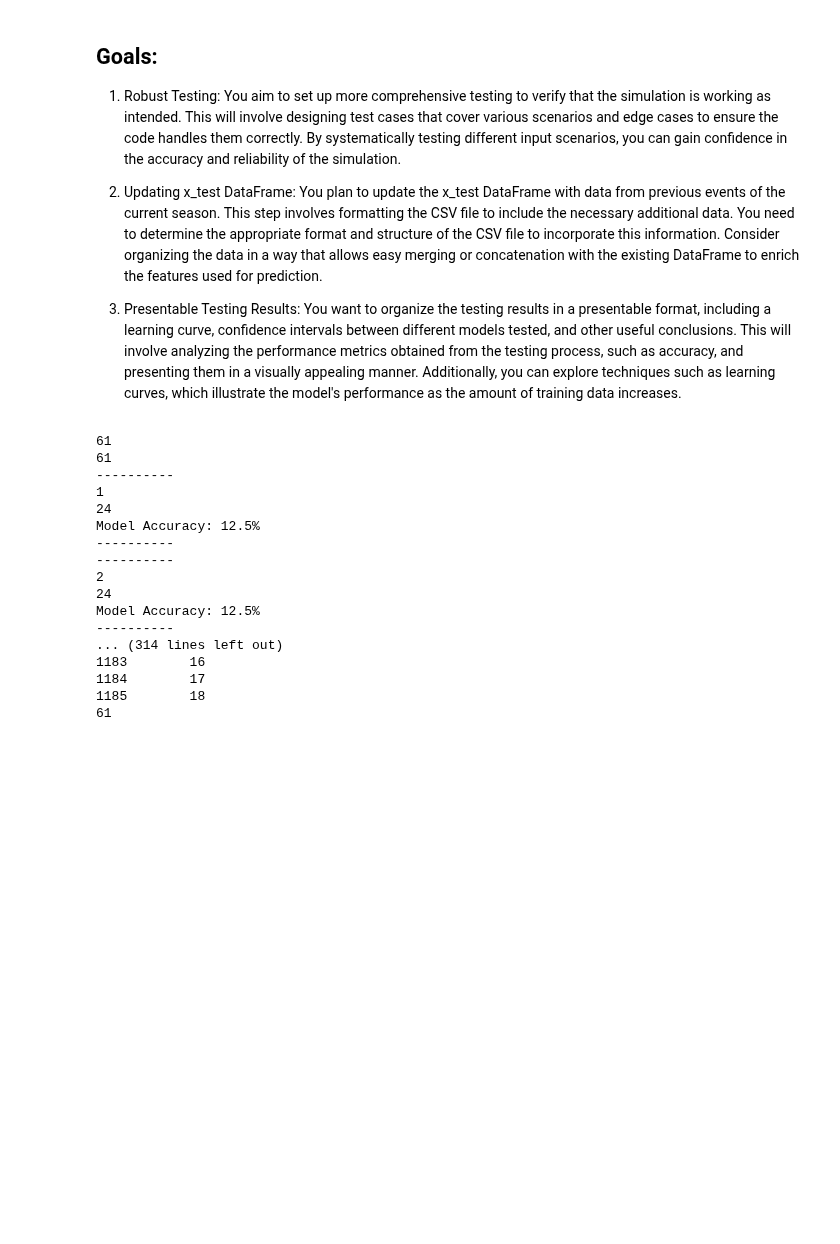
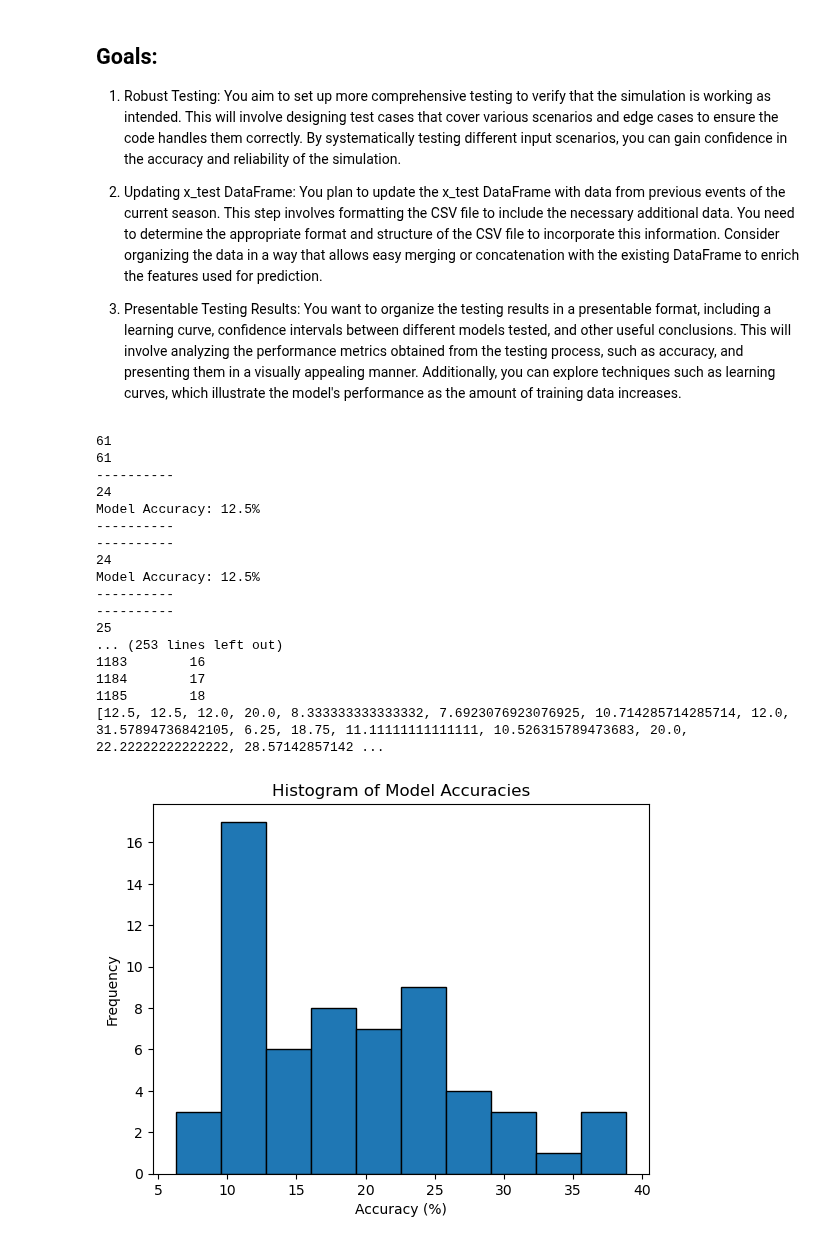
Before and after one commit to DotSumWedge/SurvivorAnalysis, a Jupyter notebook: SurvivorModeling.ipynb, the cells around one changed output. Drawn from its saved outputs; the diff is of its cells as text; code cells hidden in the pictures; blank space fills up the shorter version.

Commit message:
Collected and present model accuracy. Cleaned up code and removed old/unused code

```diff
--- a/SurvivorModeling.ipynb
+++ b/SurvivorModeling.ipynb
@@ -451,11 +451,9 @@ group_labels = [i for i, _ in enumerate(season_split)]
 print(len(season_split))
 print(len(group_labels))
 
-for_total_number_of_loops = 0
+accuracies = []  # Create an empty list to store accuracies
 
 for train_index, test_index in logo.split(season_split, groups=group_labels):
-
-    for_total_number_of_loops = for_total_number_of_loops + 1
 
     x_train = pd.concat([season_split[i][['age', 'genderNumber']] for i in train_index])
     y_train = pd.concat([season_split[i][['orderOut']] for i in train_index])
@@ -496,32 +494,38 @@ for train_index, test_index in logo.split(season_split, groups=group_labels):
 
     # Calculate and print the accuracy of the model
     print("----------")
-    print(for_total_number_of_loops)
     print(number_of_contestants)
     accuracy = (correct_predictions / number_of_contestants) * 100
+    accuracies.append(accuracy)
     print(f"Model Accuracy: {accuracy}%")
     print("----------")
 
 print(x_test)
 print(y_test)
-print(for_total_number_of_loops)
+print(accuracies)
 # %% [output]
 61
 61
 ----------
-1
 24
 Model Accuracy: 12.5%
 ----------
 ----------
-2
 24
 Model Accuracy: 12.5%
 ----------
-... (314 lines left out)
+----------
+25
+... (253 lines left out)
 1183        16
 1184        17
 1185        18
-61
+[12.5, 12.5, 12.0, 20.0, 8.333333333333332, 7.6923076923076925, 10.714285714285714, 12.0, 31.57894736842105, 6.25, 18.75, 11.11111111111111, 10.526315789473683, 20.0, 22.22222222222222, 28.57142857142 ...
 # %%
-print("hello")
+plt.hist(accuracies, bins=10, edgecolor='black')
+plt.title('Histogram of Model Accuracies')
+plt.xlabel('Accuracy (%)')
+plt.ylabel('Frequency')
+plt.show()
+# %% [output]
+[figure, added]
```
Also changed, not shown: parts of 8 cells of this notebook.
